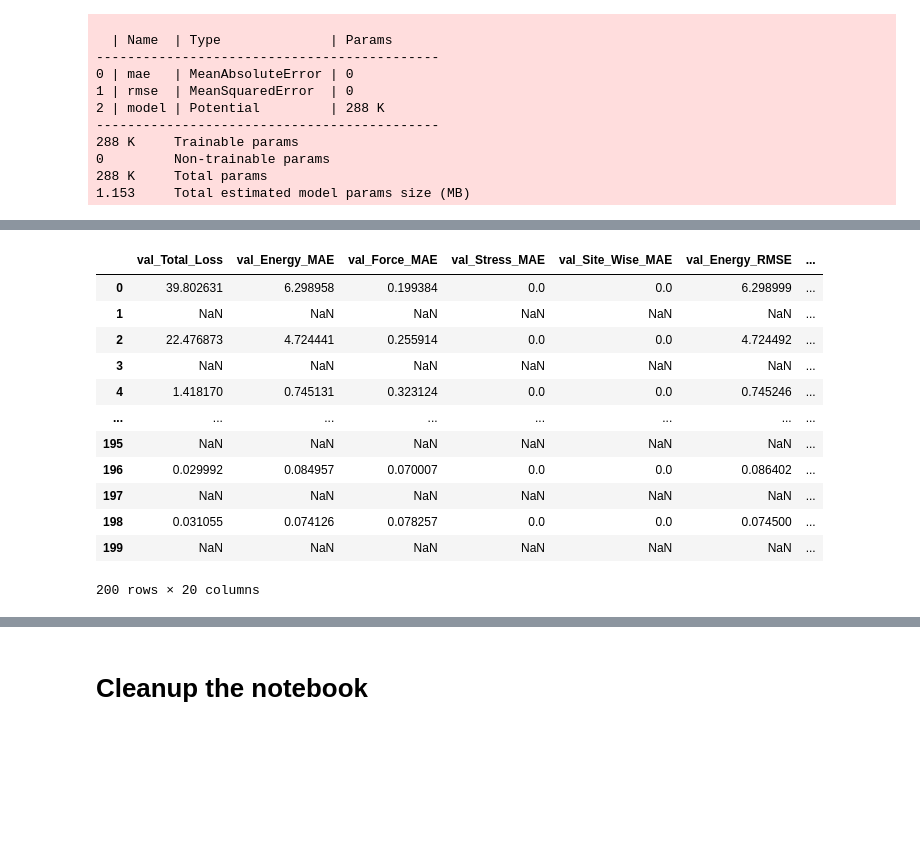
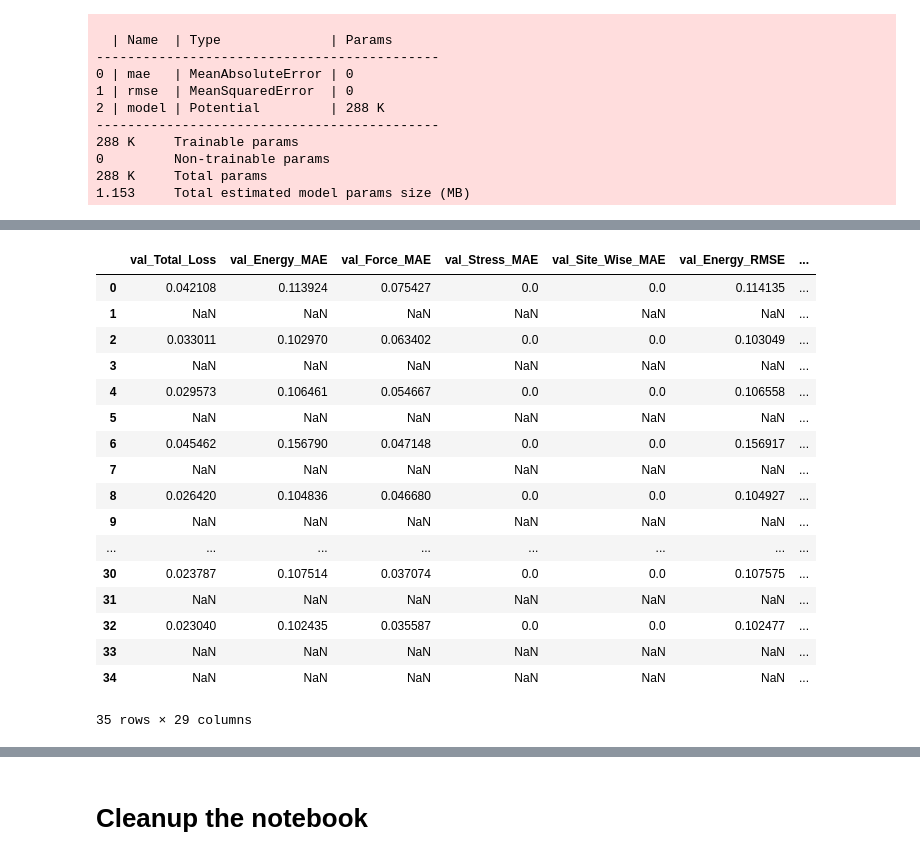
Before and after one commit to CibranLopez/m3gnet, a Jupyter notebook: train_IAP_lightning.ipynb, the cells around one changed output, grey strips where cells are left out. Saved outputs shown, nothing was run; the diff lists cells and outputs as text; code cells hidden in the pictures; blank space fills up the shorter version.

```diff
--- a/train_IAP_lightning.ipynb
+++ b/train_IAP_lightning.ipynb
@@ -274,25 +269,30 @@ Runningstage.testing metric      DataLoader 0
 # %%
 # Version of trainng you specifically want to analyze
-current_version = 4
+current_version = 0
 
 # Read the CSV file
 path_to_csv = f'logs/M3GNet_finetuning/version_{current_version}'
 df = pd.read_csv(f'{path_to_csv}/metrics.csv')
 df
 # %% [output]
 |  | val_Total_Loss | val_Energy_MAE | val_Force_MAE | val_Stress_MAE | val_Site_Wise_MAE | val_Energy_RMSE | ... |
-| 0 | 39.802631 | 6.298958 | 0.199384 | 0.0 | 0.0 | 6.298999 | ... |
+| 0 | 0.042108 | 0.113924 | 0.075427 | 0.0 | 0.0 | 0.114135 | ... |
 | 1 | NaN | NaN | NaN | NaN | NaN | NaN | ... |
-| 2 | 22.476873 | 4.724441 | 0.255914 | 0.0 | 0.0 | 4.724492 | ... |
+| 2 | 0.033011 | 0.102970 | 0.063402 | 0.0 | 0.0 | 0.103049 | ... |
 | 3 | NaN | NaN | NaN | NaN | NaN | NaN | ... |
-| 4 | 1.418170 | 0.745131 | 0.323124 | 0.0 | 0.0 | 0.745246 | ... |
+| 4 | 0.029573 | 0.106461 | 0.054667 | 0.0 | 0.0 | 0.106558 | ... |
+| 5 | NaN | NaN | NaN | NaN | NaN | NaN | ... |
+| 6 | 0.045462 | 0.156790 | 0.047148 | 0.0 | 0.0 | 0.156917 | ... |
+| 7 | NaN | NaN | NaN | NaN | NaN | NaN | ... |
+| 8 | 0.026420 | 0.104836 | 0.046680 | 0.0 | 0.0 | 0.104927 | ... |
+| 9 | NaN | NaN | NaN | NaN | NaN | NaN | ... |
 | ... | ... | ... | ... | ... | ... | ... | ... |
-| 195 | NaN | NaN | NaN | NaN | NaN | NaN | ... |
-| 196 | 0.029992 | 0.084957 | 0.070007 | 0.0 | 0.0 | 0.086402 | ... |
-| 197 | NaN | NaN | NaN | NaN | NaN | NaN | ... |
-| 198 | 0.031055 | 0.074126 | 0.078257 | 0.0 | 0.0 | 0.074500 | ... |
-| 199 | NaN | NaN | NaN | NaN | NaN | NaN | ... |
+| 30 | 0.023787 | 0.107514 | 0.037074 | 0.0 | 0.0 | 0.107575 | ... |
+| 31 | NaN | NaN | NaN | NaN | NaN | NaN | ... |
+| 32 | 0.023040 | 0.102435 | 0.035587 | 0.0 | 0.0 | 0.102477 | ... |
+| 33 | NaN | NaN | NaN | NaN | NaN | NaN | ... |
+| 34 | NaN | NaN | NaN | NaN | NaN | NaN | ... |
-200 rows × 20 columns
+35 rows × 29 columns
 # %%
 # NaN to cero
 df = df.fillna(0)
```
Also changed, not shown: parts of 11 cells of this notebook, 4 other files.
